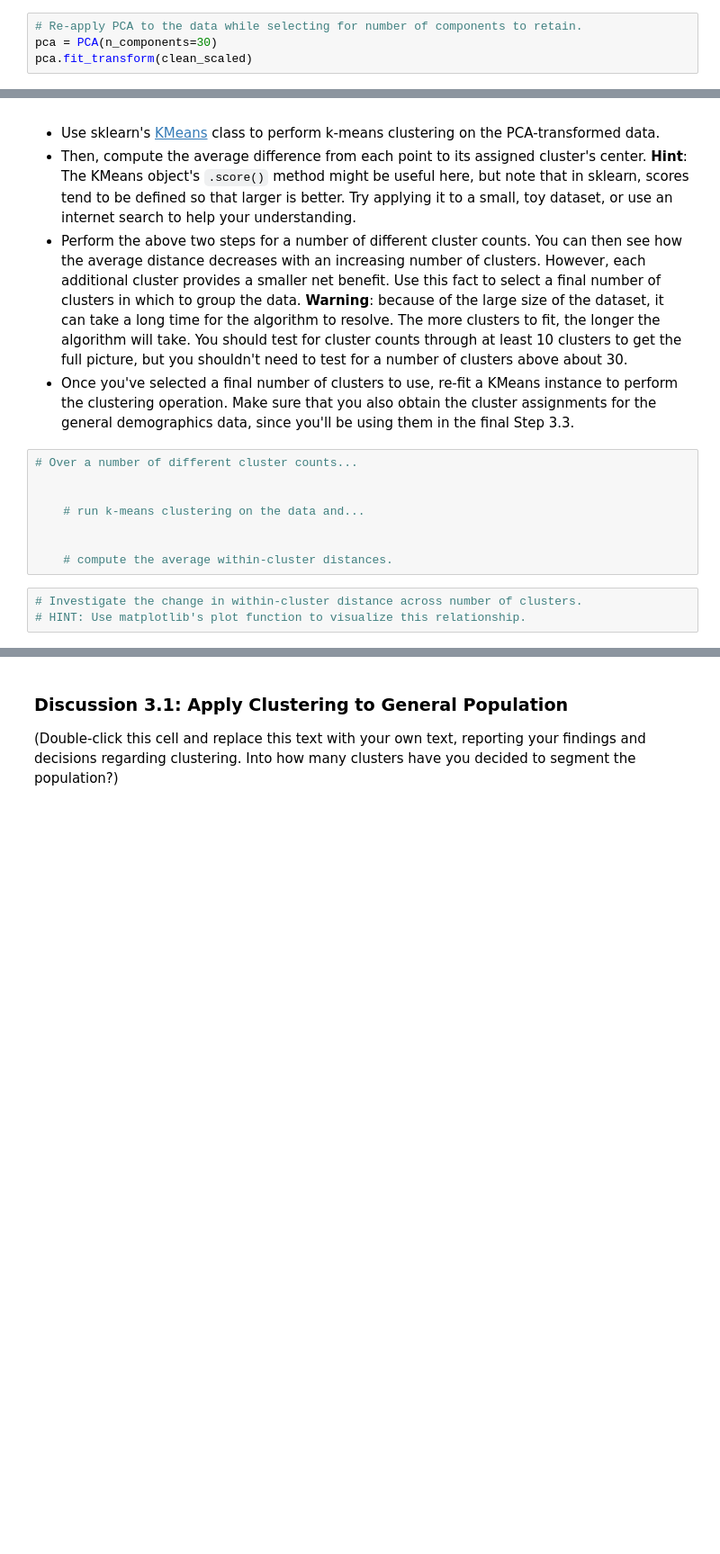
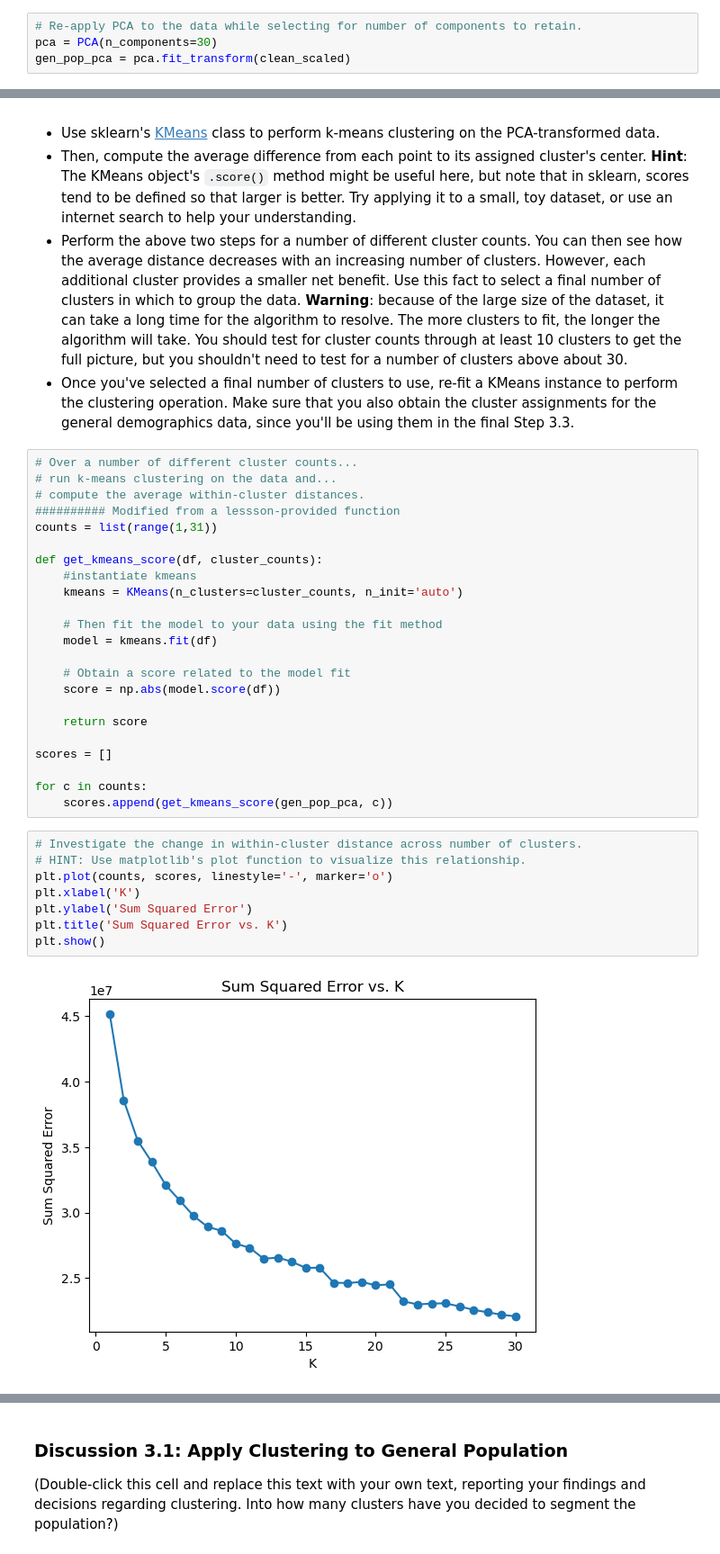
Before and after one commit to rykertracy/Unsupervised_Learning_Project, a Jupyter notebook: Identify_Customer_Segments_Tracy.ipynb, the cells around one changed output, grey strips where cells are left out. Shown at 90% size. Drawn from its saved outputs; the diff is of its cells as text; blank space fills up the shorter version.

```diff
--- a/Identify_Customer_Segments_Tracy.ipynb
+++ b/Identify_Customer_Segments_Tracy.ipynb
@@ -628,4 +597,4 @@ plot_PC_comp(pca5)
 # %%
 # Re-apply PCA to the data while selecting for number of components to retain.
 pca = PCA(n_components=30)
-pca.fit_transform(clean_scaled)
+gen_pop_pca = pca.fit_transform(clean_scaled)
@@ -682,17 +701,39 @@ You've assessed and cleaned the demographics data, then scaled and transformed t
 - Then, compute the average difference from each point to its assigned cluster's center. **Hint**: The KMeans object's `.score()` method might be useful here, but note that in sklearn, scores tend to be defined so that larger is better. Try applying it to a small, toy dataset, or use an internet search to help your understanding.
 - Perform the above two steps for a number of different cluster counts. You can then see how the average distance decreases with an increasing number of clusters. However, each additional cluster provides a smaller net benefit. Use this fact to select a final number of clusters in which to group the data. **Warning**: because of the large size of the dataset, it can take a long time for the algorithm to resolve. The more clusters to fit, the longer the algorithm will take. You should test for cluster counts through at least 10 clusters to get the full picture, but you shouldn't need to test for a number of clusters above about 30.
 - Once you've selected a final number of clusters to use, re-fit a KMeans instance to perform the clustering operation. Make sure that you also obtain the cluster assignments for the general demographics data, since you'll be using them in the final Step 3.3.
-# %%
-# Over a number of different cluster counts...
-
-
-    # run k-means clustering on the data and...
-
-
-    # compute the average within-cluster distances.
+# %%
+# Over a number of different cluster counts...
+# run k-means clustering on the data and...
+# compute the average within-cluster distances.
+########## Modified from a lessson-provided function
+counts = list(range(1,31))
+
+def get_kmeans_score(df, cluster_counts):
+    #instantiate kmeans
+    kmeans = KMeans(n_clusters=cluster_counts, n_init='auto')
+
+    # Then fit the model to your data using the fit method
+    model = kmeans.fit(df)
+
+    # Obtain a score related to the model fit
+    score = np.abs(model.score(df))
+
+    return score
+
+scores = []
+
+for c in counts:
+    scores.append(get_kmeans_score(gen_pop_pca, c))
 # %%
 # Investigate the change in within-cluster distance across number of clusters.
 # HINT: Use matplotlib's plot function to visualize this relationship.
+plt.plot(counts, scores, linestyle='-', marker='o')
+plt.xlabel('K')
+plt.ylabel('Sum Squared Error')
+plt.title('Sum Squared Error vs. K')
+plt.show()
+# %% [output]
+[figure, added]
 # %%
 # Re-fit the k-means model with the selected number of clusters and obtain
 # cluster predictions for the general population demographics data.
```
Also changed, not shown: parts of 15 cells of this notebook.
